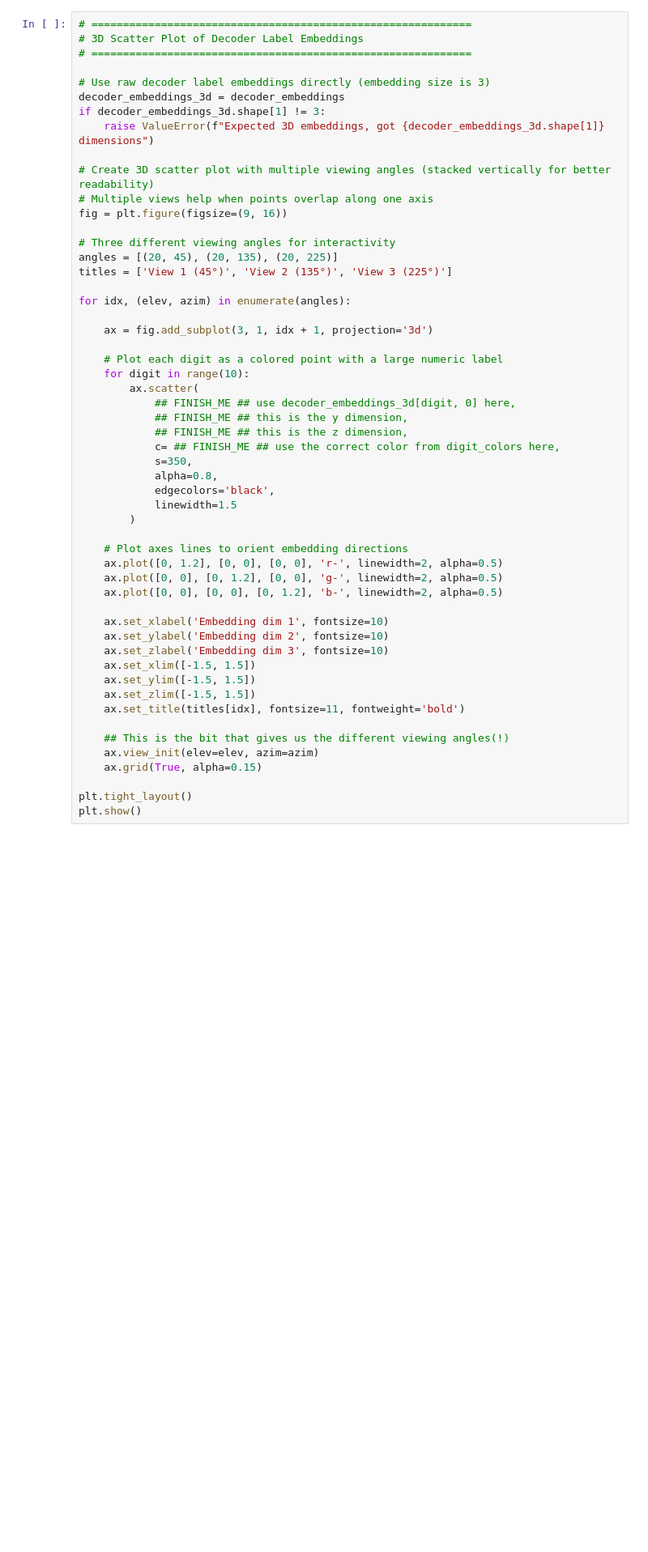
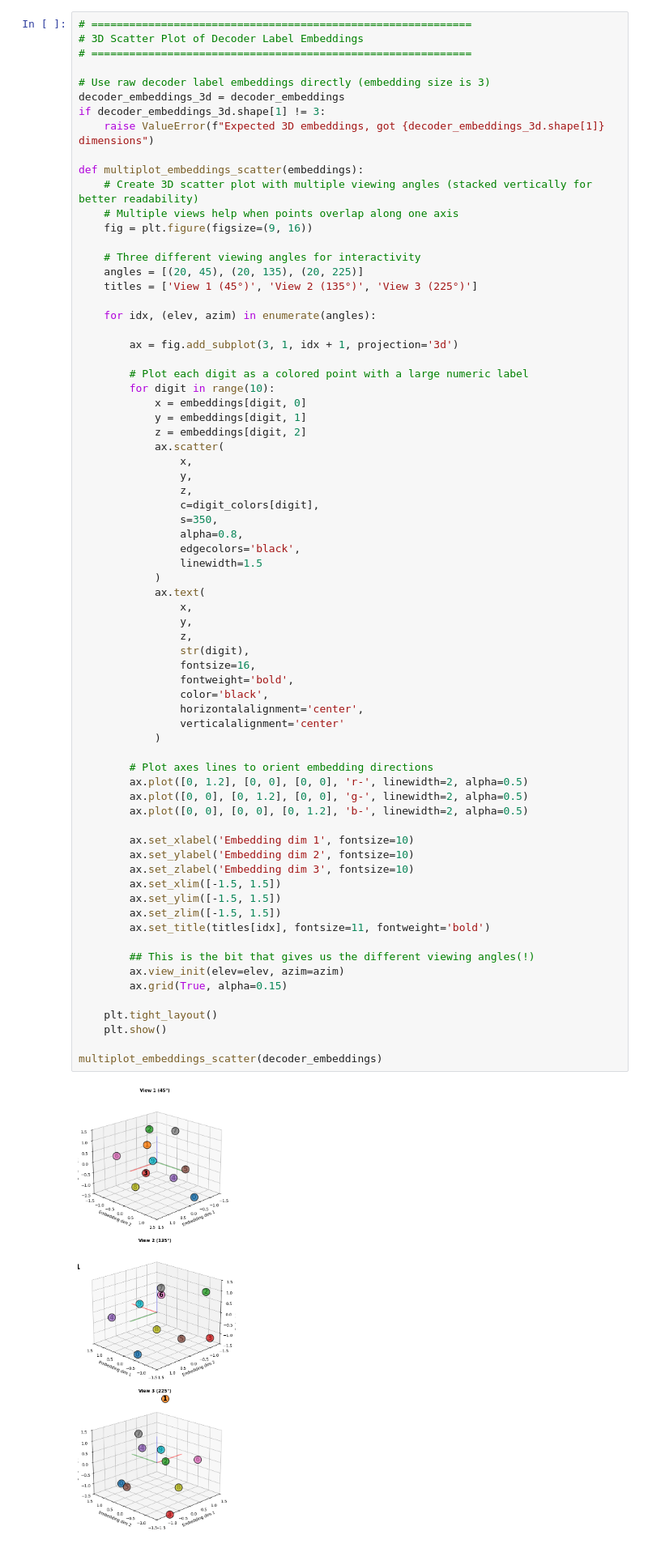
Before and after one commit to seancanobrien/AGQ-computing-2026, a Jupyter notebook: Week4/cGAN_Questions.ipynb, the cells around one changed output. Shown at 81% size. Cells and saved outputs as stored; diff of their text form; blank space fills up the shorter version.

```diff
--- a/Week4/cGAN_Questions.ipynb
+++ b/Week4/cGAN_Questions.ipynb
@@ -826,54 +922,73 @@ plt.show()
 # %%
 # ============================================================
 # 3D Scatter Plot of Decoder Label Embeddings
 # ============================================================
 
 # Use raw decoder label embeddings directly (embedding size is 3)
 decoder_embeddings_3d = decoder_embeddings
 if decoder_embeddings_3d.shape[1] != 3:
     raise ValueError(f"Expected 3D embeddings, got {decoder_embeddings_3d.shape[1]} dimensions")
 
-# Create 3D scatter plot with multiple viewing angles (stacked vertically for better readability)
-# Multiple views help when points overlap along one axis
-fig = plt.figure(figsize=(9, 16))
+def multiplot_embeddings_scatter(embeddings):
+    # Create 3D scatter plot with multiple viewing angles (stacked vertically for better readability)
+    # Multiple views help when points overlap along one axis
+    fig = plt.figure(figsize=(9, 16))
 
-# Three different viewing angles for interactivity
-angles = [(20, 45), (20, 135), (20, 225)]
-titles = ['View 1 (45°)', 'View 2 (135°)', 'View 3 (225°)']
+    # Three different viewing angles for interactivity
+    angles = [(20, 45), (20, 135), (20, 225)]
+    titles = ['View 1 (45°)', 'View 2 (135°)', 'View 3 (225°)']
 
-for idx, (elev, azim) in enumerate(angles):
+    for idx, (elev, azim) in enumerate(angles):
 
-    ax = fig.add_subplot(3, 1, idx + 1, projection='3d')
+        ax = fig.add_subplot(3, 1, idx + 1, projection='3d')
 
-    # Plot each digit as a colored point with a large numeric label
-    for digit in range(10):
-        ax.scatter(
-            ## FINISH_ME ## use decoder_embeddings_3d[digit, 0] here,
-            ## FINISH_ME ## this is the y dimension,
-            ## FINISH_ME ## this is the z dimension,
-            c= ## FINISH_ME ## use the correct color from digit_colors here,
-            s=350,
-            alpha=0.8,
-            edgecolors='black',
-            linewidth=1.5
-        )
+        # Plot each digit as a colored point with a large numeric label
+        for digit in range(10):
+            x = embeddings[digit, 0]
+            y = embeddings[digit, 1]
+            z = embeddings[digit, 2]
+            ax.scatter(
+                x,
+                y,
+                z,
+                c=digit_colors[digit],
+                s=350,
+                alpha=0.8,
+                edgecolors='black',
+                linewidth=1.5
+            )
+            ax.text(
+                x,
+                y,
+                z,
+                str(digit),
+                fontsize=16,
+                fontweight='bold',
+                color='black',
+                horizontalalignment='center',
+                verticalalignment='center'
+            )
 
-    # Plot axes lines to orient embedding directions
-    ax.plot([0, 1.2], [0, 0], [0, 0], 'r-', linewidth=2, alpha=0.5)
-    ax.plot([0, 0], [0, 1.2], [0, 0], 'g-', linewidth=2, alpha=0.5)
-    ax.plot([0, 0], [0, 0], [0, 1.2], 'b-', linewidth=2, alpha=0.5)
+        # Plot axes lines to orient embedding directions
+        ax.plot([0, 1.2], [0, 0], [0, 0], 'r-', linewidth=2, alpha=0.5)
+        ax.plot([0, 0], [0, 1.2], [0, 0], 'g-', linewidth=2, alpha=0.5)
+        ax.plot([0, 0], [0, 0], [0, 1.2], 'b-', linewidth=2, alpha=0.5)
 
-    ax.set_xlabel('Embedding dim 1', fontsize=10)
-    ax.set_ylabel('Embedding dim 2', fontsize=10)
-    ax.set_zlabel('Embedding dim 3', fontsize=10)
-    ax.set_xlim([-1.5, 1.5])
-    ax.set_ylim([-1.5, 1.5])
-    ax.set_zlim([-1.5, 1.5])
-    ax.set_title(titles[idx], fontsize=11, fontweight='bold')
+        ax.set_xlabel('Embedding dim 1', fontsize=10)
+        ax.set_ylabel('Embedding dim 2', fontsize=10)
+        ax.set_zlabel('Embedding dim 3', fontsize=10)
+        ax.set_xlim([-1.5, 1.5])
+        ax.set_ylim([-1.5, 1.5])
+        ax.set_zlim([-1.5, 1.5])
+        ax.set_title(titles[idx], fontsize=11, fontweight='bold')
 
-    ## This is the bit that gives us the different viewing angles(!)
-    ax.view_init(elev=elev, azim=azim)
-    ax.grid(True, alpha=0.15)
+        ## This is the bit that gives us the different viewing angles(!)
+        ax.view_init(elev=elev, azim=azim)
+        ax.grid(True, alpha=0.15)
 
-plt.tight_layout()
-plt.show()
+    plt.tight_layout()
+    plt.show()
+
+multiplot_embeddings_scatter(decoder_embeddings)
+# %% [output]
+[figure, added]
```
Also changed, not shown: parts of 11 cells of this notebook.
